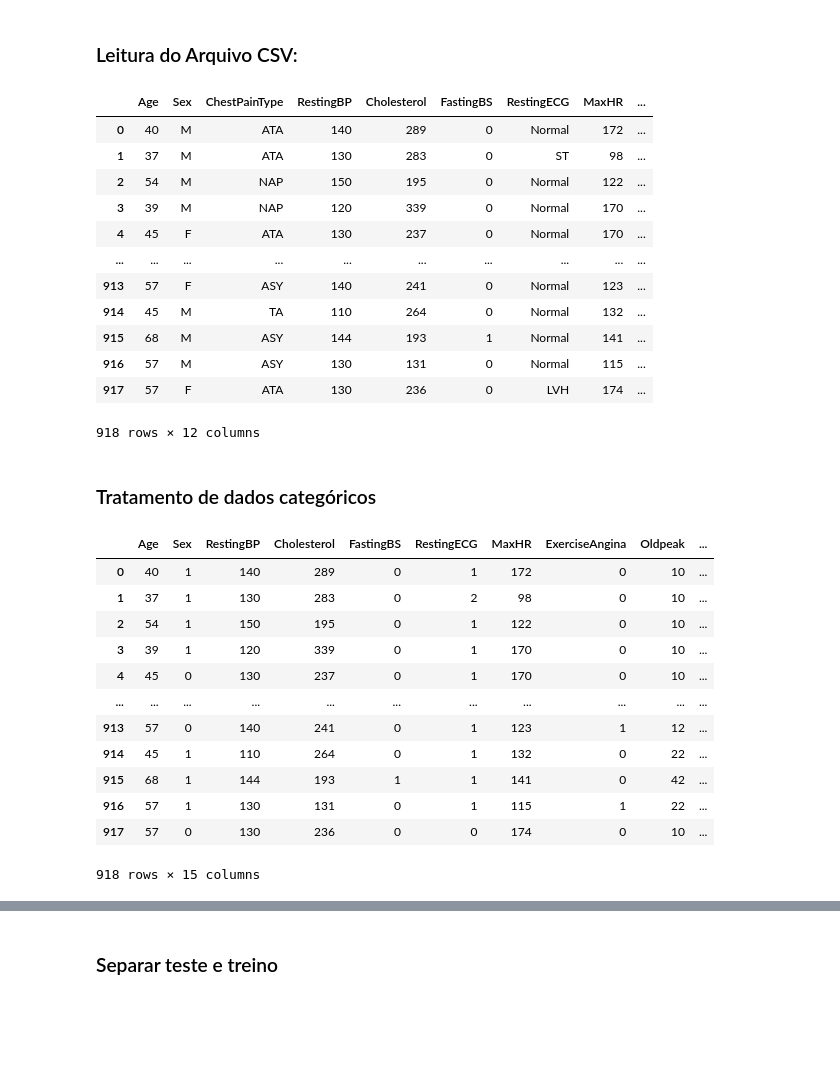
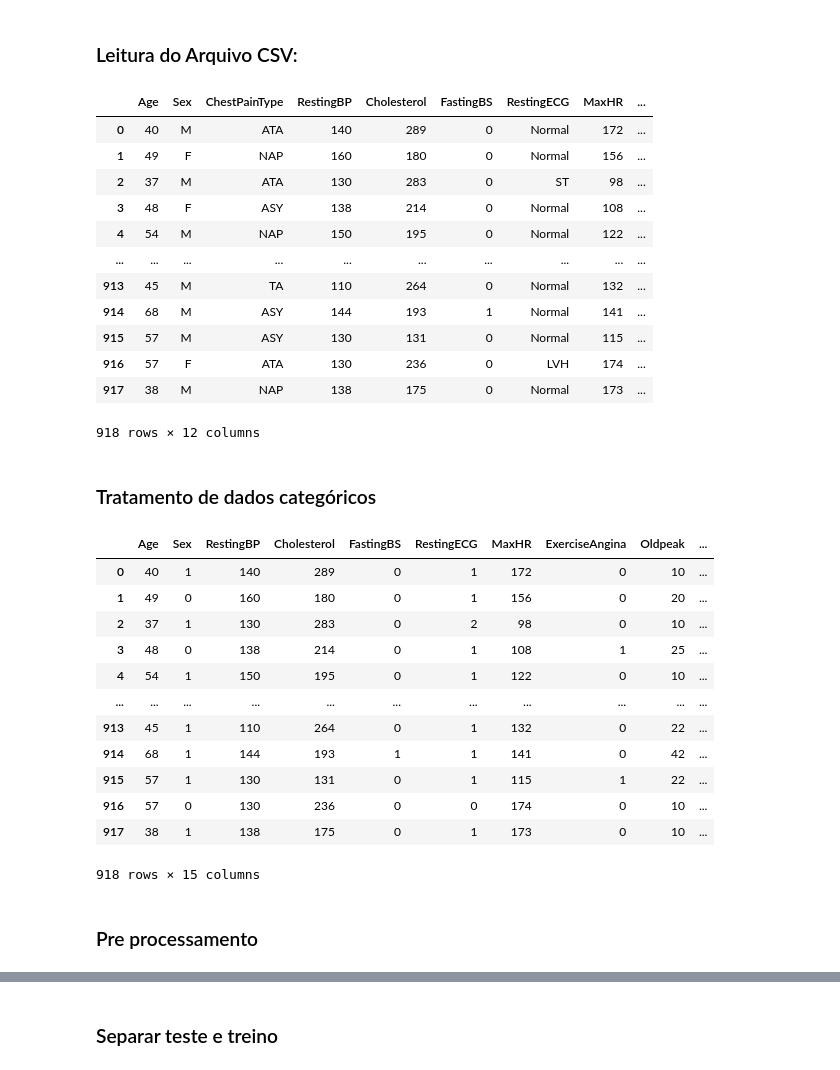
Before and after one commit to beatriz-fulgencio/tp-ia, a Jupyter notebook: arq1.ipynb, the cells around one changed output, grey strips where cells are left out. Drawn from its saved outputs; the diff is of its cells as text; code cells hidden in the pictures; blank space fills up the shorter version.

```diff
--- a/arq1.ipynb
+++ b/arq1.ipynb
@@ -15,21 +16,21 @@ from sklearn import tree
 # %% [markdown]
 ### Leitura do Arquivo CSV:
 # %%
-data = pd.read_csv('heart.csv')
+data = pd.read_csv('heart2.csv')
 data
 # %% [output]
 |  | Age | Sex | ChestPainType | RestingBP | Cholesterol | FastingBS | RestingECG | MaxHR | ... |
 | 0 | 40 | M | ATA | 140 | 289 | 0 | Normal | 172 | ... |
-| 1 | 37 | M | ATA | 130 | 283 | 0 | ST | 98 | ... |
-| 2 | 54 | M | NAP | 150 | 195 | 0 | Normal | 122 | ... |
-| 3 | 39 | M | NAP | 120 | 339 | 0 | Normal | 170 | ... |
-| 4 | 45 | F | ATA | 130 | 237 | 0 | Normal | 170 | ... |
+| 1 | 49 | F | NAP | 160 | 180 | 0 | Normal | 156 | ... |
+| 2 | 37 | M | ATA | 130 | 283 | 0 | ST | 98 | ... |
+| 3 | 48 | F | ASY | 138 | 214 | 0 | Normal | 108 | ... |
+| 4 | 54 | M | NAP | 150 | 195 | 0 | Normal | 122 | ... |
 | ... | ... | ... | ... | ... | ... | ... | ... | ... | ... |
-| 913 | 57 | F | ASY | 140 | 241 | 0 | Normal | 123 | ... |
-| 914 | 45 | M | TA | 110 | 264 | 0 | Normal | 132 | ... |
-| 915 | 68 | M | ASY | 144 | 193 | 1 | Normal | 141 | ... |
-| 916 | 57 | M | ASY | 130 | 131 | 0 | Normal | 115 | ... |
-| 917 | 57 | F | ATA | 130 | 236 | 0 | LVH | 174 | ... |
+| 913 | 45 | M | TA | 110 | 264 | 0 | Normal | 132 | ... |
+| 914 | 68 | M | ASY | 144 | 193 | 1 | Normal | 141 | ... |
+| 915 | 57 | M | ASY | 130 | 131 | 0 | Normal | 115 | ... |
+| 916 | 57 | F | ATA | 130 | 236 | 0 | LVH | 174 | ... |
+| 917 | 38 | M | NAP | 138 | 175 | 0 | Normal | 173 | ... |
 918 rows × 12 columns
 # %% [markdown]
 ### Tratamento de dados categóricos
@@ -52,14 +53,16 @@ data
 # %% [output]
 |  | Age | Sex | RestingBP | Cholesterol | FastingBS | RestingECG | MaxHR | ExerciseAngina | Oldpeak | ... |
 | 0 | 40 | 1 | 140 | 289 | 0 | 1 | 172 | 0 | 10 | ... |
-| 1 | 37 | 1 | 130 | 283 | 0 | 2 | 98 | 0 | 10 | ... |
-| 2 | 54 | 1 | 150 | 195 | 0 | 1 | 122 | 0 | 10 | ... |
-| 3 | 39 | 1 | 120 | 339 | 0 | 1 | 170 | 0 | 10 | ... |
-| 4 | 45 | 0 | 130 | 237 | 0 | 1 | 170 | 0 | 10 | ... |
+| 1 | 49 | 0 | 160 | 180 | 0 | 1 | 156 | 0 | 20 | ... |
+| 2 | 37 | 1 | 130 | 283 | 0 | 2 | 98 | 0 | 10 | ... |
+| 3 | 48 | 0 | 138 | 214 | 0 | 1 | 108 | 1 | 25 | ... |
+| 4 | 54 | 1 | 150 | 195 | 0 | 1 | 122 | 0 | 10 | ... |
 | ... | ... | ... | ... | ... | ... | ... | ... | ... | ... | ... |
-| 913 | 57 | 0 | 140 | 241 | 0 | 1 | 123 | 1 | 12 | ... |
-| 914 | 45 | 1 | 110 | 264 | 0 | 1 | 132 | 0 | 22 | ... |
-| 915 | 68 | 1 | 144 | 193 | 1 | 1 | 141 | 0 | 42 | ... |
-| 916 | 57 | 1 | 130 | 131 | 0 | 1 | 115 | 1 | 22 | ... |
-| 917 | 57 | 0 | 130 | 236 | 0 | 0 | 174 | 0 | 10 | ... |
+| 913 | 45 | 1 | 110 | 264 | 0 | 1 | 132 | 0 | 22 | ... |
+| 914 | 68 | 1 | 144 | 193 | 1 | 1 | 141 | 0 | 42 | ... |
+| 915 | 57 | 1 | 130 | 131 | 0 | 1 | 115 | 1 | 22 | ... |
+| 916 | 57 | 0 | 130 | 236 | 0 | 0 | 174 | 0 | 10 | ... |
+| 917 | 38 | 1 | 138 | 175 | 0 | 1 | 173 | 0 | 10 | ... |
 918 rows × 15 columns
+# %% [markdown]
+### Pre processamento
```
Also changed, not shown: parts of 4 cells of this notebook, 2 other files.
